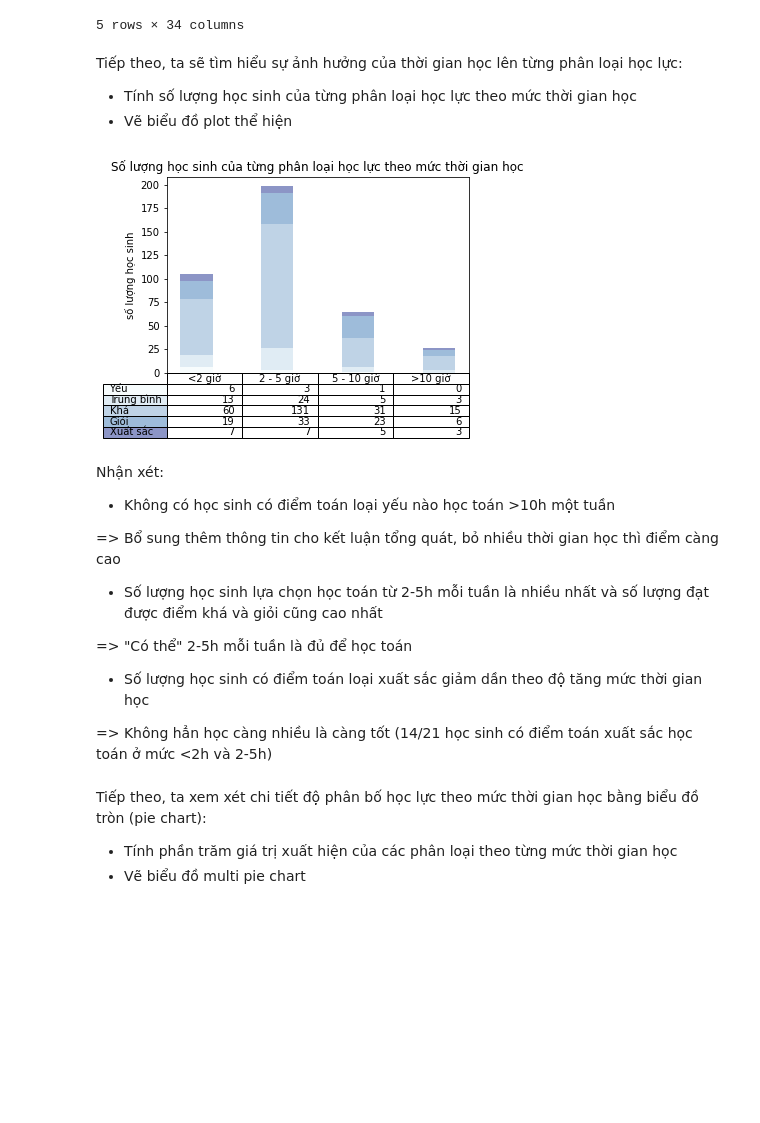
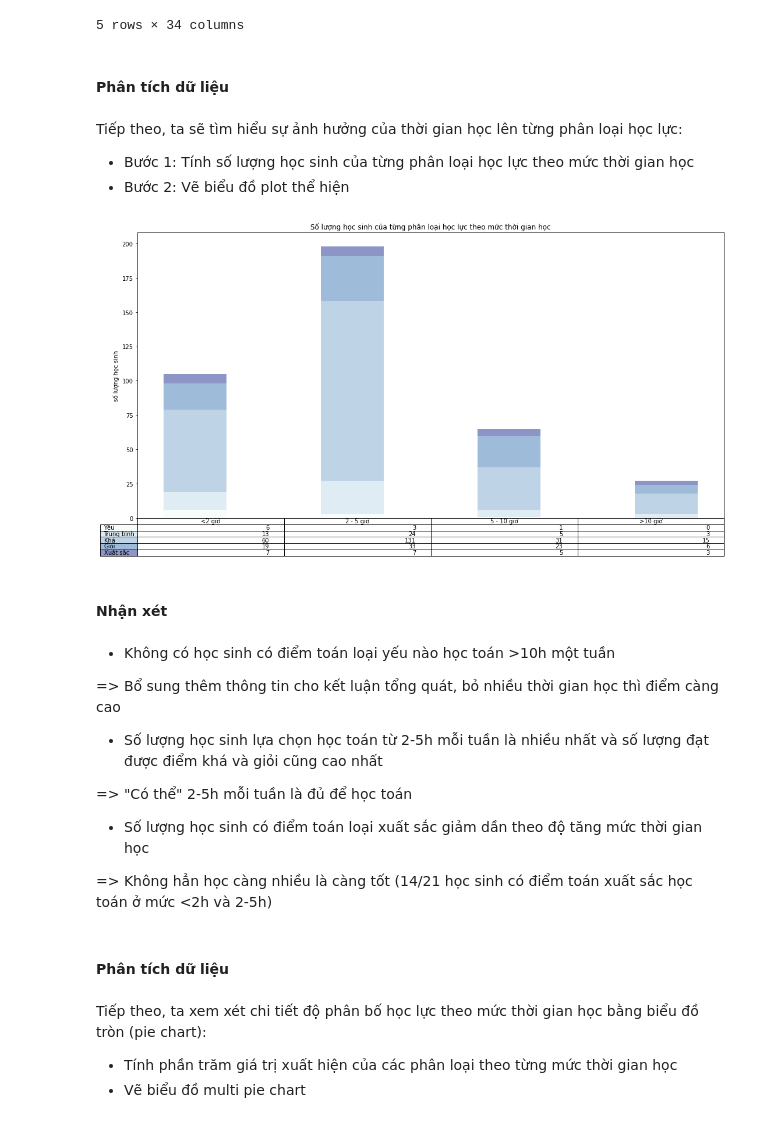
Before and after one commit to hotranvietcuong2001/P4DS_CQ19_FinalProject, a Jupyter notebook: student_performance.ipynb, the cells around one changed output. Drawn from its saved outputs; the diff is of its cells as text; code cells hidden in the pictures; blank space fills up the shorter version.

Commit message:
fix figsize

```diff
--- a/student_performance.ipynb
+++ b/student_performance.ipynb
@@ -346,10 +362,12 @@ df.head()
 | 3 | GP | F | 15 | U | GT3 | T | 4 | 2 | health | services | ... | ... |
 | 4 | GP | F | 16 | U | GT3 | T | 3 | 3 | other | other | ... | ... |
 5 rows × 34 columns
+# %% [markdown]
+#### Phân tích dữ liệu
 # %% [markdown]
 Tiếp theo, ta sẽ tìm hiểu sự ảnh hưởng của thời gian học lên từng phân loại học lực:
-- Tính số lượng học sinh của từng phân loại học lực theo mức thời gian học
-- Vẽ biểu đồ plot thể hiện
+- Bước 1: Tính số lượng học sinh của từng phân loại học lực theo mức thời gian học
+- Bước 2: Vẽ biểu đồ plot thể hiện
 # %%
 total = []
 for i in range(5):
@@ -367,36 +385,38 @@ rows = [0, 1, 2, 3, 4]
 colors = plt.cm.BuPu(np.linspace(0, 0.5, len(rows)))
 n_rows = len(data)
 
 index = np.arange(len(columns))
 bar_width = 0.4
 
 y_offset = np.zeros(len(columns))
 
+plt.figure(figsize=(20,10))
 for row in range(n_rows):
     plt.bar(index, data[row], bar_width, bottom=y_offset, color=colors[row])
     y_offset += data[row]
 
 cell_text = data
 
 the_table = plt.table(cellText=cell_text,
                       rowLabels=["Yếu", "Trung bình", "Khá", "Giỏi", "Xuất sắc"],
                       rowColours=colors,
                       colLabels=["<2 giờ", "2 - 5 giờ","5 - 10 giờ",">10 giờ"],
                       loc='bottom')
 
 colors = colors[::-1]
 
 plt.subplots_adjust(left=0.2, bottom=0.2)
 
 plt.xticks([])
 plt.title('Số lượng học sinh của từng phân loại học lực theo mức thời gian học')
 plt.ylabel("số lượng học sinh")
 
 plt.show()
 # %% [output]
-[figure, old version]
+[figure, new version]
+# %% [markdown]
+#### Nhận xét
 # %% [markdown]
-Nhận xét:
 - Không có học sinh có điểm toán loại yếu nào học toán >10h một tuần
 
 => Bổ sung thêm thông tin cho kết luận tổng quát, bỏ nhiều thời gian học thì điểm càng cao
@@ -406,6 +426,8 @@ Nhận xét:
 - Số lượng học sinh có điểm toán loại xuất sắc giảm dần theo độ tăng mức thời gian học
 
 => Không hẳn học càng nhiều là càng tốt (14/21 học sinh có điểm toán xuất sắc học toán ở mức <2h và 2-5h)
+# %% [markdown]
+#### Phân tích dữ liệu
 # %% [markdown]
 Tiếp theo, ta xem xét chi tiết độ phân bố học lực theo mức thời gian học bằng biểu đồ tròn (pie chart):
 - Tính phần trăm giá trị xuất hiện của các phân loại theo từng mức thời gian học
```
Also changed, not shown: parts of 17 cells of this notebook.
